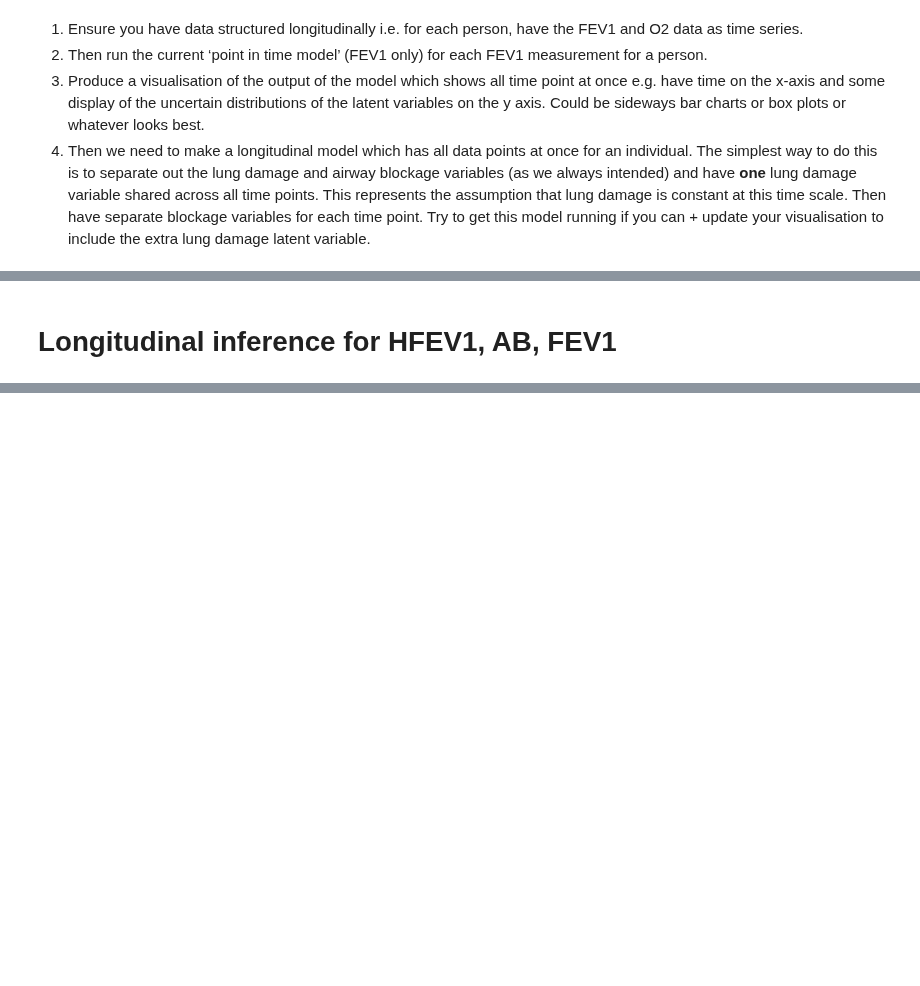
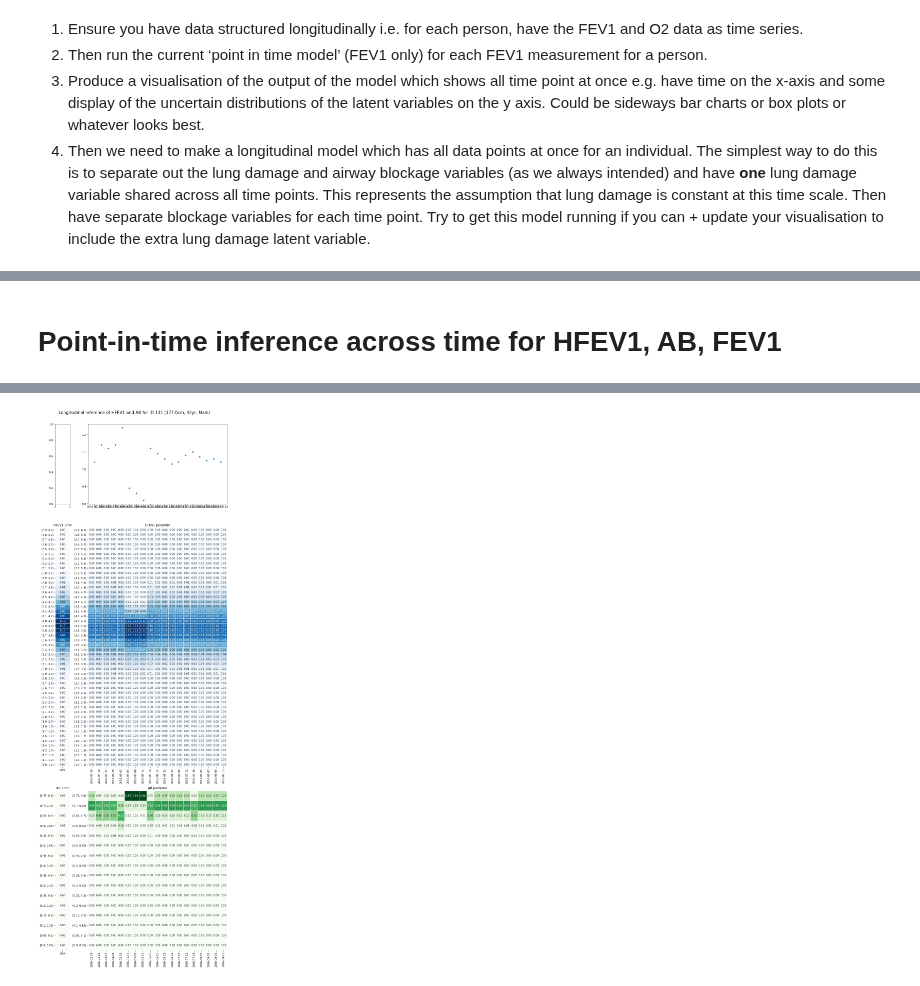
Before and after one commit to tristantreb/phd, a Jupyter notebook: src/milestone_model/longitudinal_model.ipynb, the cells around one changed output, grey strips where cells are left out. Drawn from its saved outputs; the diff is of its cells as text; code cells hidden in the pictures; blank space fills up the shorter version.

```diff
--- a/src/milestone_model/longitudinal_model.ipynb
+++ b/src/milestone_model/longitudinal_model.ipynb
@@ -56,16 +66,16 @@ Asserting that there's only one measurement per ID per day
 
 Created df_O2_FEV1 with 9526 entries (initially 14421, removed 4895)
 # %% [markdown]
-# Longitudinal inference for HFEV1, AB, FEV1
+# Point-in-time inference across time for HFEV1, AB, FEV1
 # %%
-for id in O2_FEV1.ID.unique()[0:50]:
+for id in ["131"]:  # O2_FEV1.ID.unique()[0:50]:
     df_for_ID = O2_FEV1[O2_FEV1.ID == id]
 
     # Create model tailored to patient
     height = df_for_ID.Height.values[0]
     age = df_for_ID.Age.values[0]
     sex = df_for_ID.Sex.values[0]
-    fev1_prior = model_lung_health.set_fev1_prior("gaussian", height, age, sex)
+    HFEV1_param = model_lung_health.set_HFEV1_prior("gaussian", height, age, sex)
     (
         inference,
         FEV1,
@@ -73,7 +83,7 @@ for id in O2_FEV1.ID.unique()[0:50]:
         prior_HFEV1,
         AB,
         prior_AB,
-    ) = model_lung_health.build_HFEV1_AB_FEV1(fev1_prior)
+    ) = model_lung_health.build_HFEV1_AB_FEV1(healthy_FEV1_prior=HFEV1_param)
 
     # Prepare inference
     ## Set data structures for priors
@@ -93,10 +103,9 @@ for id in O2_FEV1.ID.unique()[0:50]:
 
     # Run inference queries
     for i in range(len(fev1)):
-        res_hfev1 = model_lung_health.infer(inference, [HFEV1], [[FEV1, fev1[i]]])
-        res_ab = model_lung_health.infer(inference, [AB], [[FEV1, fev1[i]]])
-        df_hfev1_posterior[days[i]] = res_hfev1.values
-        df_ab_posterior[days[i]] = res_ab.values
+        res_inf = model_lung_health.infer(inference, [HFEV1, AB], [[FEV1, fev1[i]]], joint=False)
+        df_hfev1_posterior[days[i]] = res_inf[HFEV1.name].values
+        df_ab_posterior[days[i]] = res_inf[AB.name].values
 
     # Create heatmap using sns with df_hfev1_posterior index on x, columns on y, coloured by values
     title = f"Longitudinal inference of HFEV1 and AB for ID {id} ({height}cm, {age}yr, {sex})"
@@ -108,60 +117,17 @@ for id in O2_FEV1.ID.unique()[0:50]:
         gridspec_kw={"height_ratios": [1, 3, 2], "width_ratios": [2, len(fev1)]},
     )
 
-    fig.suptitle(title, fontsize=16)
+    fig.suptitle(title, fontsize=16, y=1.005)
     sns.scatterplot(x=days, y=fev1, ax=axs[0, 1])
 
     # Add heatmaps of priors and posteriors
-    ## Order df_hfev1_posterior by index descending (flip index)
-    df_hfev1_prior = df_hfev1_prior.reindex(index=df_hfev1_prior.index[::-1])
-    df_hfev1_posterior = df_hfev1_posterior.reindex(
-        index=df_hfev1_posterior.index[::-1]
-    )
-    df_ab_prior = df_ab_prior.reindex(index=df_ab_prior.index[::-1])
-    df_ab_posterior = df_ab_posterior.reindex(index=df_ab_posterior.index[::-1])
-
-    sns.heatmap(
-        df_hfev1_prior,
-        cmap="Blues",
-        annot=True,
-        fmt=".2f",
-        linewidths=0.5,
-        ax=axs[1, 0],
-        cbar=False,
-    )
-
-    sns.heatmap(
-        df_hfev1_posterior,
-        cmap="Blues",
-        annot=True,
-        fmt=".2f",
-        linewidths=0.5,
-        ax=axs[1, 1],
-        cbar=False,
-    )
-
-    sns.heatmap(
-        df_ab_prior,
-        cmap="Greens",
-        annot=True,
-        fmt=".2f",
-        linewidths=0.5,
-        ax=axs[2, 0],
-        cbar=False,
-    )
-
-    sns.heatmap(
-        df_ab_posterior,
-        cmap="Greens",
-        annot=True,
-        fmt=".2f",
-        linewidths=0.5,
-        ax=axs[2, 1],
-        cbar=False,
-    )
+    add_heatmap_to_fig(df_hfev1_prior, axs[1, 0], "Blues", "HFEV1 prior")
+    add_heatmap_to_fig(df_hfev1_posterior, axs[1, 1], "Blues", "HFEV1 posteriors")
+    add_heatmap_to_fig(df_ab_prior, axs[2, 0], "Greens", "AB prior")
+    add_heatmap_to_fig(df_ab_posterior, axs[2, 1], "Greens", "AB posteriors")
 
     plt.tight_layout()
-    plt.savefig(f"{plotsdir}{title}.png")
-    plt.close()
+    # plt.savefig(f"{plotsdir}{title}.png")
+    # plt.close()
 # %% [output]
 *** Building lung model with HFEV1 and AB ***
@@ -184 +138,2 @@ calculating cpt of shape 59 x 50 x 16 (C x (A x B))
+[figure, added]
 # %% [markdown]
```
Also changed, not shown: parts of 5 cells of this notebook, 1 other file.
